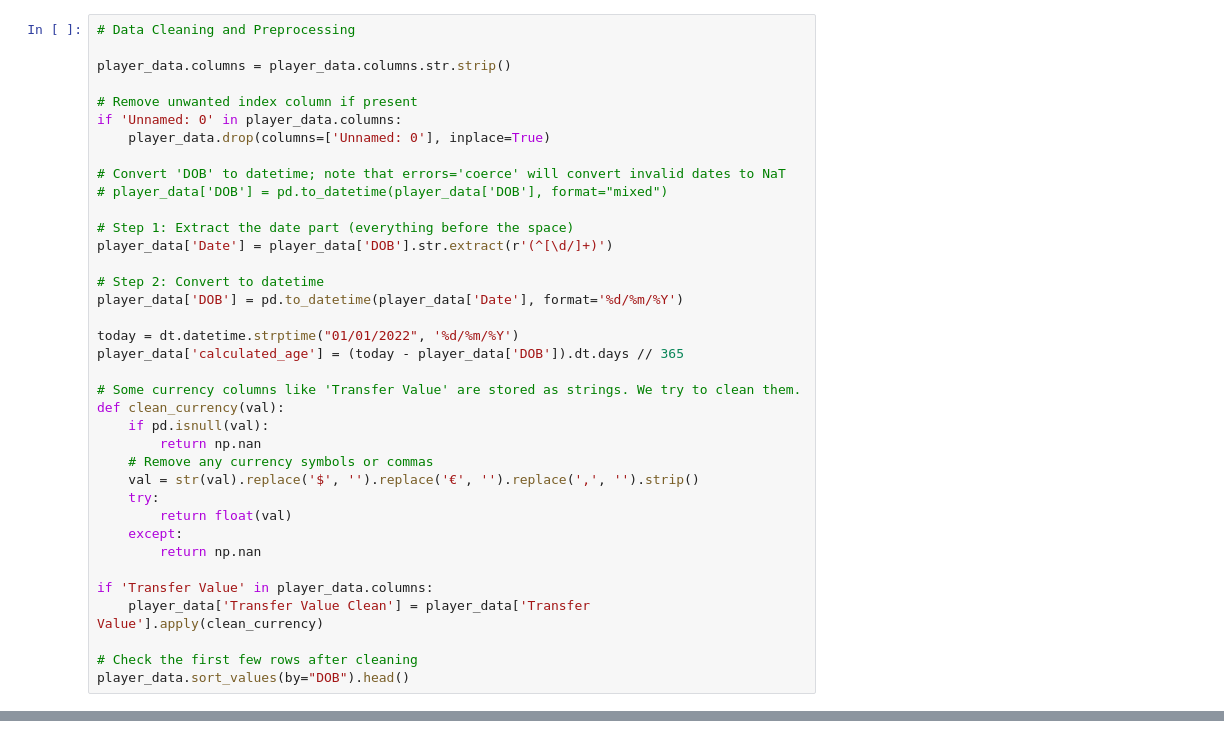
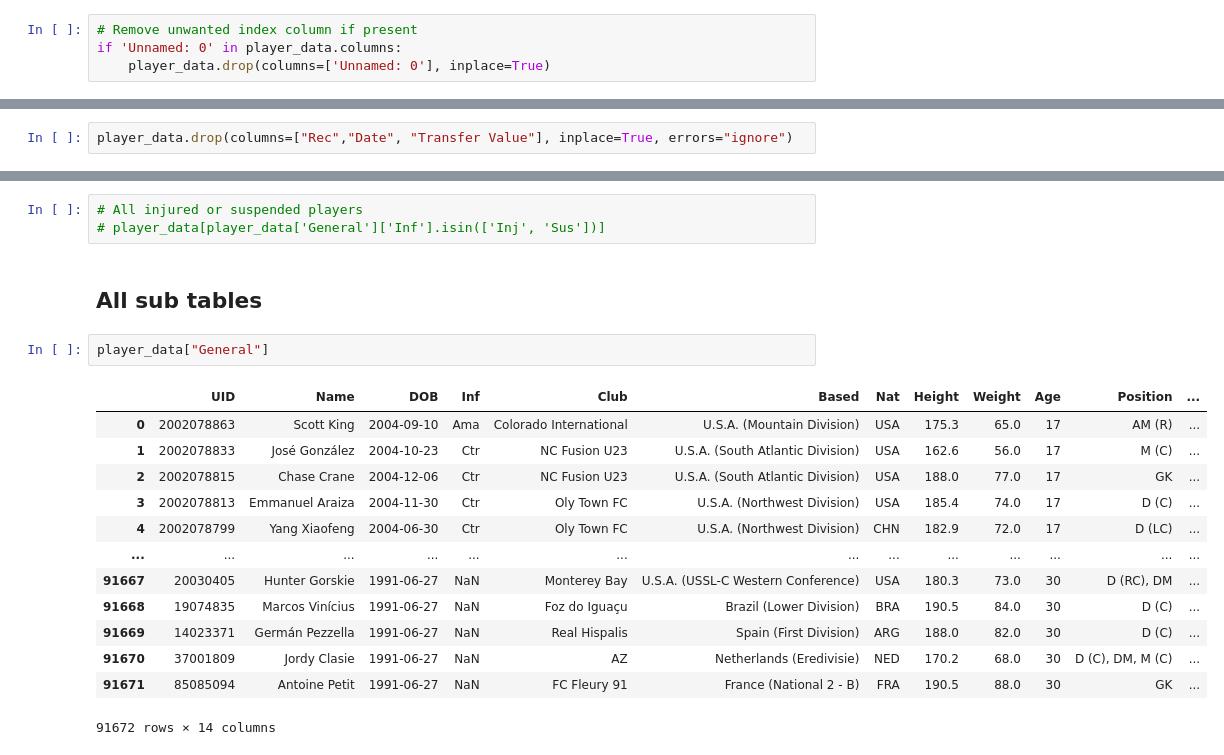
Before and after one commit to LuqmaanHak1m/Football-Player-Data-2023, a Jupyter notebook: test.ipynb, the cells around one changed output, grey strips where cells are left out. Cells and saved outputs as stored; diff of their text form.

```diff
--- a/test.ipynb
+++ b/test.ipynb
@@ -64,37 +126,4 @@ Name: Transfer Value, Length: 91672, dtype: object
 # %%
-# Data Cleaning and Preprocessing
-
-player_data.columns = player_data.columns.str.strip()
-
 # Remove unwanted index column if present
 if 'Unnamed: 0' in player_data.columns:
     player_data.drop(columns=['Unnamed: 0'], inplace=True)
-
-# Convert 'DOB' to datetime; note that errors='coerce' will convert invalid dates to NaT
-# player_data['DOB'] = pd.to_datetime(player_data['DOB'], format="mixed")
-
-# Step 1: Extract the date part (everything before the space)
-player_data['Date'] = player_data['DOB'].str.extract(r'(^[\d/]+)')
-
-# Step 2: Convert to datetime
-player_data['DOB'] = pd.to_datetime(player_data['Date'], format='%d/%m/%Y')
-
-today = dt.datetime.strptime("01/01/2022", '%d/%m/%Y')
-player_data['calculated_age'] = (today - player_data['DOB']).dt.days // 365
-
-# Some currency columns like 'Transfer Value' are stored as strings. We try to clean them.
-def clean_currency(val):
-    if pd.isnull(val):
-        return np.nan
-    # Remove any currency symbols or commas
-    val = str(val).replace('$', '').replace('€', '').replace(',', '').strip()
-    try:
-        return float(val)
-    except:
-        return np.nan
-
-if 'Transfer Value' in player_data.columns:
-    player_data['Transfer Value Clean'] = player_data['Transfer Value'].apply(clean_currency)
-
-# Check the first few rows after cleaning
-player_data.sort_values(by="DOB").head()
@@ -113,0 +130,2 @@ AttributeError: 'MultiIndex' object has no attribute 'stack'
+# %%
+player_data.drop(columns=["Rec","Date", "Transfer Value"], inplace=True, errors="ignore")
@@ -113,0 +230,21 @@ AttributeError: 'MultiIndex' object has no attribute 'stack'
+# %%
+# All injured or suspended players
+# player_data[player_data['General']['Inf'].isin(['Inj', 'Sus'])]
+# %% [markdown]
+## All sub tables
+# %%
+player_data["General"]
+# %% [output]
+|  | UID | Name | DOB | Inf | Club | Based | Nat | Height | Weight | Age | Position | ... |
+| 0 | 2002078863 | Scott King | 2004-09-10 | Ama | Colorado International | U.S.A. (Mountain Division) | USA | 175.3 | 65.0 | 17 | AM (R) | ... |
+| 1 | 2002078833 | José González | 2004-10-23 | Ctr | NC Fusion U23 | U.S.A. (South Atlantic Division) | USA | 162.6 | 56.0 | 17 | M (C) | ... |
+| 2 | 2002078815 | Chase Crane | 2004-12-06 | Ctr | NC Fusion U23 | U.S.A. (South Atlantic Division) | USA | 188.0 | 77.0 | 17 | GK | ... |
+| 3 | 2002078813 | Emmanuel Araiza | 2004-11-30 | Ctr | Oly Town FC | U.S.A. (Northwest Division) | USA | 185.4 | 74.0 | 17 | D (C) | ... |
+| 4 | 2002078799 | Yang Xiaofeng | 2004-06-30 | Ctr | Oly Town FC | U.S.A. (Northwest Division) | CHN | 182.9 | 72.0 | 17 | D (LC) | ... |
+| ... | ... | ... | ... | ... | ... | ... | ... | ... | ... | ... | ... | ... |
+| 91667 | 20030405 | Hunter Gorskie | 1991-06-27 | NaN | Monterey Bay | U.S.A. (USSL-C Western Conference) | USA | 180.3 | 73.0 | 30 | D (RC), DM | ... |
+| 91668 | 19074835 | Marcos Vinícius | 1991-06-27 | NaN | Foz do Iguaçu | Brazil (Lower Division) | BRA | 190.5 | 84.0 | 30 | D (C) | ... |
+| 91669 | 14023371 | Germán Pezzella | 1991-06-27 | NaN | Real Hispalis | Spain (First Division) | ARG | 188.0 | 82.0 | 30 | D (C) | ... |
+| 91670 | 37001809 | Jordy Clasie | 1991-06-27 | NaN | AZ | Netherlands (Eredivisie) | NED | 170.2 | 68.0 | 30 | D (C), DM, M (C) | ... |
+| 91671 | 85085094 | Antoine Petit | 1991-06-27 | NaN | FC Fleury 91 | France (National 2 - B) | FRA | 190.5 | 88.0 | 30 | GK | ... |
+91672 rows × 14 columns
```
Also changed, not shown: parts of 34 cells of this notebook, 5 other files.
